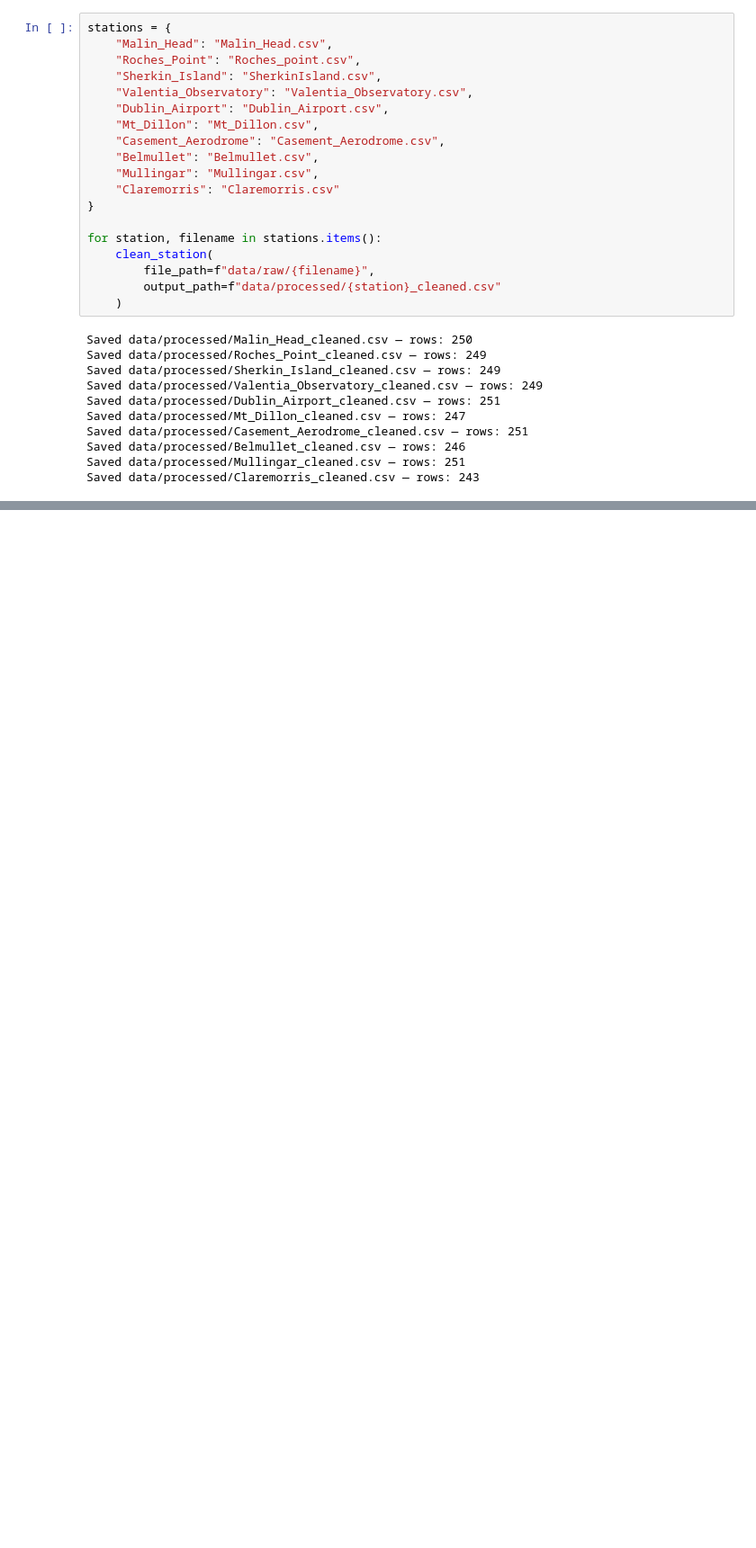
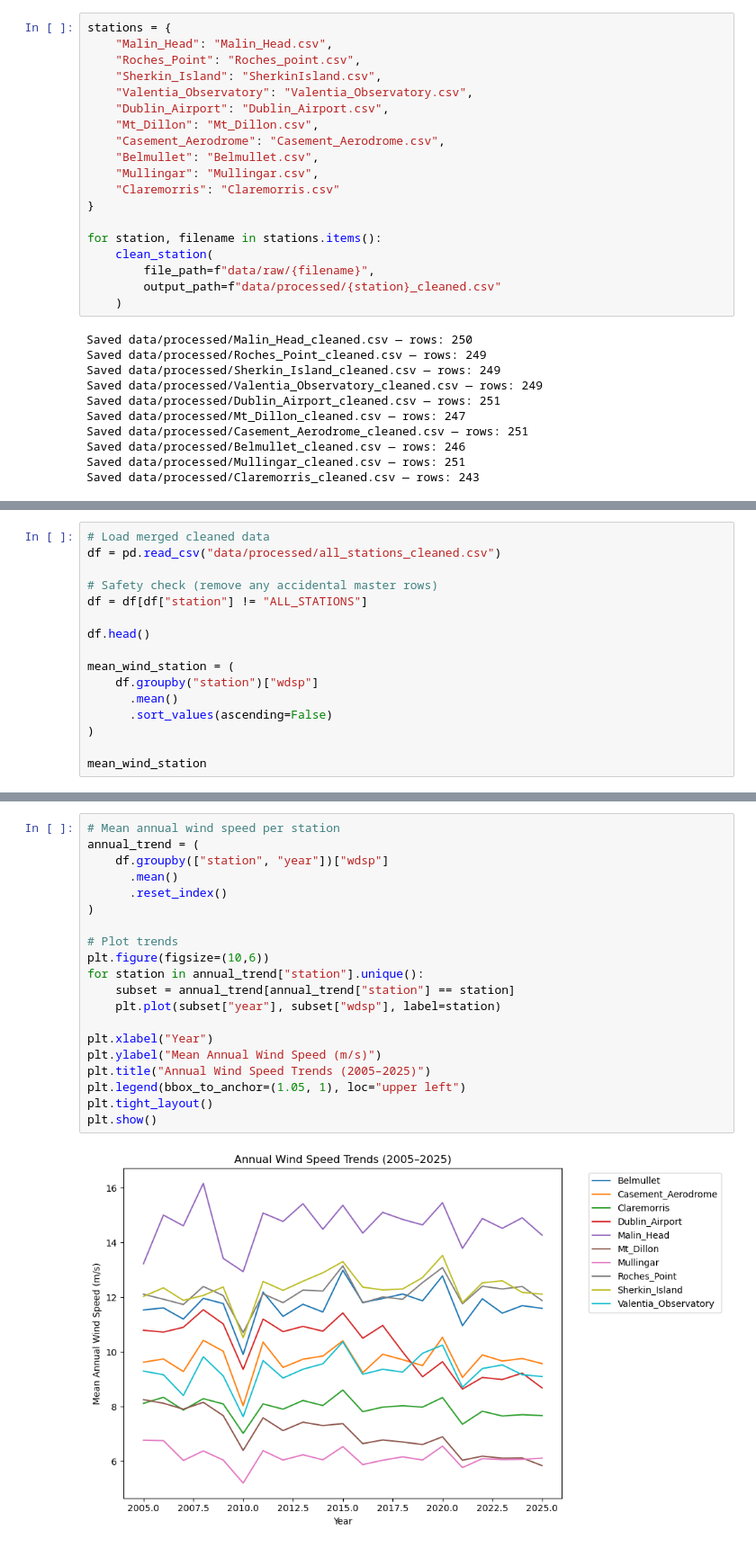
Before and after one commit to JoannaMnich/PFDA, a Jupyter notebook: project/project.ipynb, the cells around one changed output, grey strips where cells are left out. Shown at 90% size. Cells and saved outputs as stored; diff of their text form; blank space fills up the shorter version.

```diff
--- a/project/project.ipynb
+++ b/project/project.ipynb
@@ -107,0 +93,16 @@ for station in stations.keys():
+# %%
+# Load merged cleaned data
+df = pd.read_csv("data/processed/all_stations_cleaned.csv")
+
+# Safety check (remove any accidental master rows)
+df = df[df["station"] != "ALL_STATIONS"]
+
+df.head()
+
+mean_wind_station = (
+    df.groupby("station")["wdsp"]
+      .mean()
+      .sort_values(ascending=False)
+)
+
+mean_wind_station
@@ -107,0 +179,22 @@ for station in stations.keys():
+# %%
+# Mean annual wind speed per station
+annual_trend = (
+    df.groupby(["station", "year"])["wdsp"]
+      .mean()
+      .reset_index()
+)
+
+# Plot trends
+plt.figure(figsize=(10,6))
+for station in annual_trend["station"].unique():
+    subset = annual_trend[annual_trend["station"] == station]
+    plt.plot(subset["year"], subset["wdsp"], label=station)
+
+plt.xlabel("Year")
+plt.ylabel("Mean Annual Wind Speed (m/s)")
+plt.title("Annual Wind Speed Trends (2005–2025)")
+plt.legend(bbox_to_anchor=(1.05, 1), loc="upper left")
+plt.tight_layout()
+plt.show()
+# %% [output]
+[figure, added]
```
Also changed, not shown: parts of 11 cells of this notebook, 1 other file.
